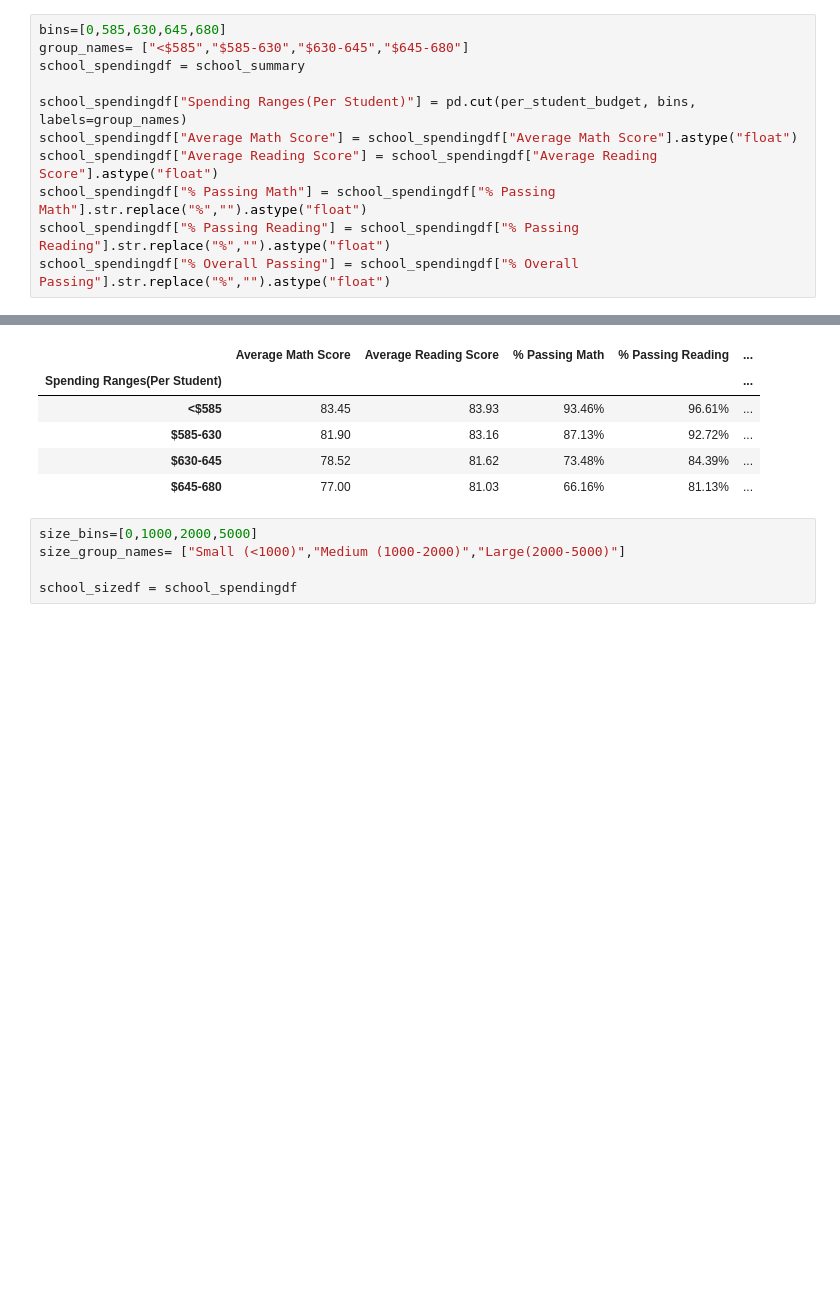
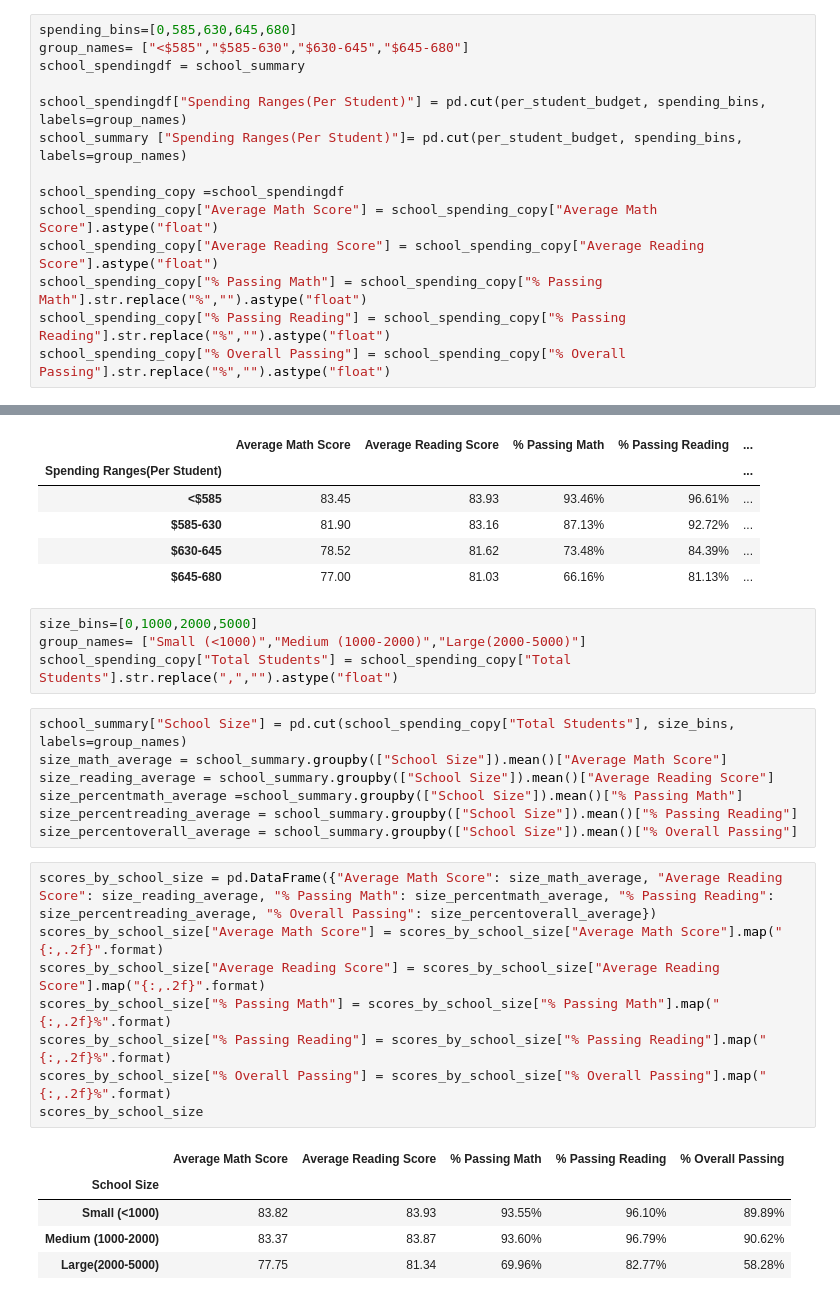
Before and after one commit to divyavenkates/pandas-challenge, a Jupyter notebook: PyCitySchools/PyCitySchools.ipynb, the cells around one changed output, grey strips where cells are left out. Saved outputs shown, nothing was run; the diff lists cells and outputs as text; blank space fills up the shorter version.

```diff
--- a/PyCitySchools/PyCitySchools.ipynb
+++ b/PyCitySchools/PyCitySchools.ipynb
@@ -159,14 +155,17 @@ reading_scores_by_grade
 | Wilson High School | 83.939778 | 84.021452 | 83.764608 | 84.317673 |
 | Wright High School | 83.833333 | 83.812757 | 84.156322 | 84.073171 |
 # %%
-bins=[0,585,630,645,680]
+spending_bins=[0,585,630,645,680]
 group_names= ["<$585","$585-630","$630-645","$645-680"]
 school_spendingdf = school_summary
 
-school_spendingdf["Spending Ranges(Per Student)"] = pd.cut(per_student_budget, bins, labels=group_names)
-school_spendingdf["Average Math Score"] = school_spendingdf["Average Math Score"].astype("float")
-school_spendingdf["Average Reading Score"] = school_spendingdf["Average Reading Score"].astype("float")
-school_spendingdf["% Passing Math"] = school_spendingdf["% Passing Math"].str.replace("%","").astype("float")
-school_spendingdf["% Passing Reading"] = school_spendingdf["% Passing Reading"].str.replace("%","").astype("float")
-school_spendingdf["% Overall Passing"] = school_spendingdf["% Overall Passing"].str.replace("%","").astype("float")
+school_spendingdf["Spending Ranges(Per Student)"] = pd.cut(per_student_budget, spending_bins, labels=group_names)
+school_summary ["Spending Ranges(Per Student)"]= pd.cut(per_student_budget, spending_bins, labels=group_names)
+
+school_spending_copy =school_spendingdf
+school_spending_copy["Average Math Score"] = school_spending_copy["Average Math Score"].astype("float")
+school_spending_copy["Average Reading Score"] = school_spending_copy["Average Reading Score"].astype("float")
+school_spending_copy["% Passing Math"] = school_spending_copy["% Passing Math"].str.replace("%","").astype("float")
+school_spending_copy["% Passing Reading"] = school_spending_copy["% Passing Reading"].str.replace("%","").astype("float")
+school_spending_copy["% Overall Passing"] = school_spending_copy["% Overall Passing"].str.replace("%","").astype("float")
 # %%
@@ -193,6 +192,26 @@ scores_by_school_spending
 | $645-680 | 77.00 | 81.03 | 66.16% | 81.13% | ... |
 # %%
 size_bins=[0,1000,2000,5000]
-size_group_names= ["Small (<1000)","Medium (1000-2000)","Large(2000-5000)"]
-
-school_sizedf = school_spendingdf
+group_names= ["Small (<1000)","Medium (1000-2000)","Large(2000-5000)"]
+school_spending_copy["Total Students"] = school_spending_copy["Total Students"].str.replace(",","").astype("float")
+# %%
+school_summary["School Size"] = pd.cut(school_spending_copy["Total Students"], size_bins, labels=group_names)
+size_math_average = school_summary.groupby(["School Size"]).mean()["Average Math Score"]
+size_reading_average = school_summary.groupby(["School Size"]).mean()["Average Reading Score"]
+size_percentmath_average =school_summary.groupby(["School Size"]).mean()["% Passing Math"]
+size_percentreading_average = school_summary.groupby(["School Size"]).mean()["% Passing Reading"]
+size_percentoverall_average = school_summary.groupby(["School Size"]).mean()["% Overall Passing"]
+# %%
+scores_by_school_size = pd.DataFrame({"Average Math Score": size_math_average, "Average Reading Score": size_reading_average, "% Passing Math": size_percentmath_average, "% Passing Reading": size_percentreading_average, "% Overall Passing": size_percentoverall_average})
+scores_by_school_size["Average Math Score"] = scores_by_school_size["Average Math Score"].map("{:,.2f}".format)
+scores_by_school_size["Average Reading Score"] = scores_by_school_size["Average Reading Score"].map("{:,.2f}".format)
+scores_by_school_size["% Passing Math"] = scores_by_school_size["% Passing Math"].map("{:,.2f}%".format)
+scores_by_school_size["% Passing Reading"] = scores_by_school_size["% Passing Reading"].map("{:,.2f}%".format)
+scores_by_school_size["% Overall Passing"] = scores_by_school_size["% Overall Passing"].map("{:,.2f}%".format)
+scores_by_school_size
+# %% [output]
+|  | Average Math Score | Average Reading Score | % Passing Math | % Passing Reading | % Overall Passing |
+| School Size |  |  |  |  |  |
+| Small (<1000) | 83.82 | 83.93 | 93.55% | 96.10% | 89.89% |
+| Medium (1000-2000) | 83.37 | 83.87 | 93.60% | 96.79% | 90.62% |
+| Large(2000-5000) | 77.75 | 81.34 | 69.96% | 82.77% | 58.28% |
```
Also changed, not shown: parts of 4 cells of this notebook, 3 other files.
